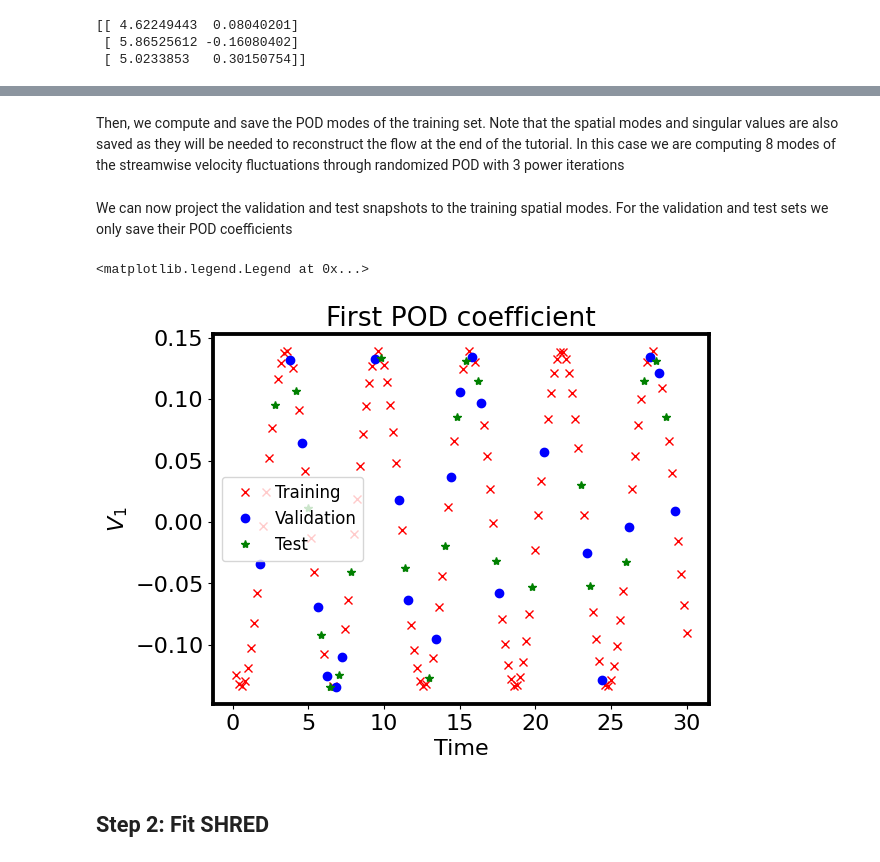
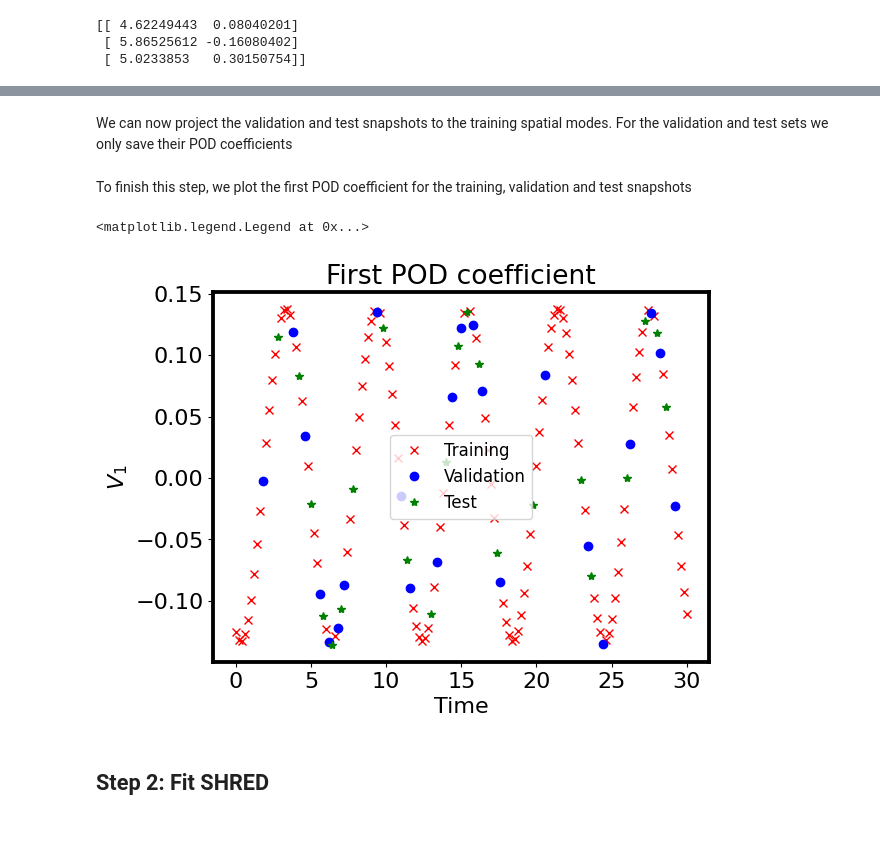
Before and after one commit to ArnauMiro/pyLowOrder, a Jupyter notebook: docs/source/notebook_examples/NN/SHRED/step_01_SVD_and_sensor_cylinder.ipynb, the cells around one changed output, grey strips where cells are left out. Saved outputs shown, nothing was run; the diff lists cells and outputs as text; code cells hidden in the pictures; blank space fills up the shorter version.

Commit message:
fix notebook for documentation

```diff
--- a/docs/source/notebook_examples/NN/SHRED/step_01_SVD_and_sensor_cylinder.ipynb
+++ b/docs/source/notebook_examples/NN/SHRED/step_01_SVD_and_sensor_cylinder.ipynb
@@ -22,7 +22,7 @@ pyLOM.style_plots()
 # %% [markdown]
 Let's define the path to the pyLOM Dataset which we are going to work with and the list of dataset variables which we will use for this example. As you'll see later in the tutorial, both the sensor data and the POD coefficients have to be saved on dataset which is agnostic to the original partition (i.e. we need to use the nopartition=True), hence, we can only extract and save sensors of unidimensional variables and multidimensional fields will be omitted when saving in pyLOM format.
 # %%
-DATAFILE = '/home/benet/Documents/repos/pyLowOrder/Examples/DATA/CYLINDER.h5'
+DATAFILE = '../../../../../Examples/DATA/CYLINDER.h5'
 VARIABLE = 'VELOX'
 # %% [markdown]
 Now it's time to load the mesh and dataset of the full-scale data
@@ -75,3 +64 @@ dtest = d.mask_fields(teidx,'time')
-# %% [markdown]
-Then, we compute and save the POD modes of the training set. Note that the spatial modes and singular values are also saved as they will be needed to reconstruct the flow at the end of the tutorial. In this case we are computing 8 modes of the streamwise velocity fluctuations through randomized POD with 3 power iterations
 # %%
@@ -82,27 +69,30 @@ pyLOM.POD.save('POD_trai_%s.h5'%VARIABLE,dtrai.partition_table,U=PSI,S=S,V=V,nva
 We can now project the validation and test snapshots to the training spatial modes. For the validation and test sets we only save their POD coefficients
 # %%
 ## Fetch validation dataset and project POD modes
-Xvali   = dvali[VARIABLE]
+Xvali   = d.mask_field(VARIABLE, vaidx)
 proj    = pyLOM.math.matmulp(PSI.T, Xvali)
 Vvali   = pyLOM.math.matmul(pyLOM.math.diag(1/S), proj)
-pyLOM.POD.save('POD_vali_%s.h5'%VARIABLE,dvali.partition_table,V=Vvali,nvars=1,pointData=dvali.point)
+pyLOM.POD.save('POD_vali_%s.h5'%VARIABLE,None,None,Vvali,d.partition_table,nvars=1,pointData=d.point)
 ## Fetch test dataset and project POD modes
-Xtest   = dtest[VARIABLE]
+Xtest   = d.mask_field(VARIABLE, teidx)
 proj    = pyLOM.math.matmulp(PSI.T, Xtest)
 Vtest   = pyLOM.math.matmul(pyLOM.math.diag(1/S), proj)
-pyLOM.POD.save('POD_test_%s.h5'%VARIABLE,dtest.partition_table,V=Vtest,nvars=1,pointData=dtest.point)
-## Plot the first mode
-plt.figure()
-plt.plot(dtrai.get_variable('time'), V[0,:], 'rx', label='Training')
-plt.plot(dvali.get_variable('time'), Vvali[0,:], 'bo', label='Validation')
-plt.plot(dtest.get_variable('time'), Vtest[0,:], 'g*', label='Test')
-plt.xlabel('Time')
-plt.ylabel(r'$V_1$')
-plt.title('First POD coefficient')
-plt.legend()
+pyLOM.POD.save('POD_test_%s.h5'%VARIABLE,None,None,Vtest,d.partition_table,nvars=1,pointData=d.point)
-# %% [output]
-<matplotlib.legend.Legend at 0x...>
-[figure, removed]
+# %% [markdown]
+To finish this step, we plot the first POD coefficient for the training, validation and test snapshots
+# %%
+## Plot the first mode
+plt.figure()
+plt.plot(t[tridx], V[0,:], 'rx', label='Training')
+plt.plot(t[vaidx], Vvali[0,:], 'bo', label='Validation')
+plt.plot(t[teidx], Vtest[0,:], 'g*', label='Test')
+plt.xlabel('Time')
+plt.ylabel(r'$V_1$')
+plt.title('First POD coefficient')
+plt.legend()
+# %% [output]
+<matplotlib.legend.Legend at 0x...>
+[figure, added]
 # %% [markdown]
 ## Step 2: Fit SHRED
 # %% [markdown]
```
Also changed, not shown: parts of 19 cells of this notebook.
